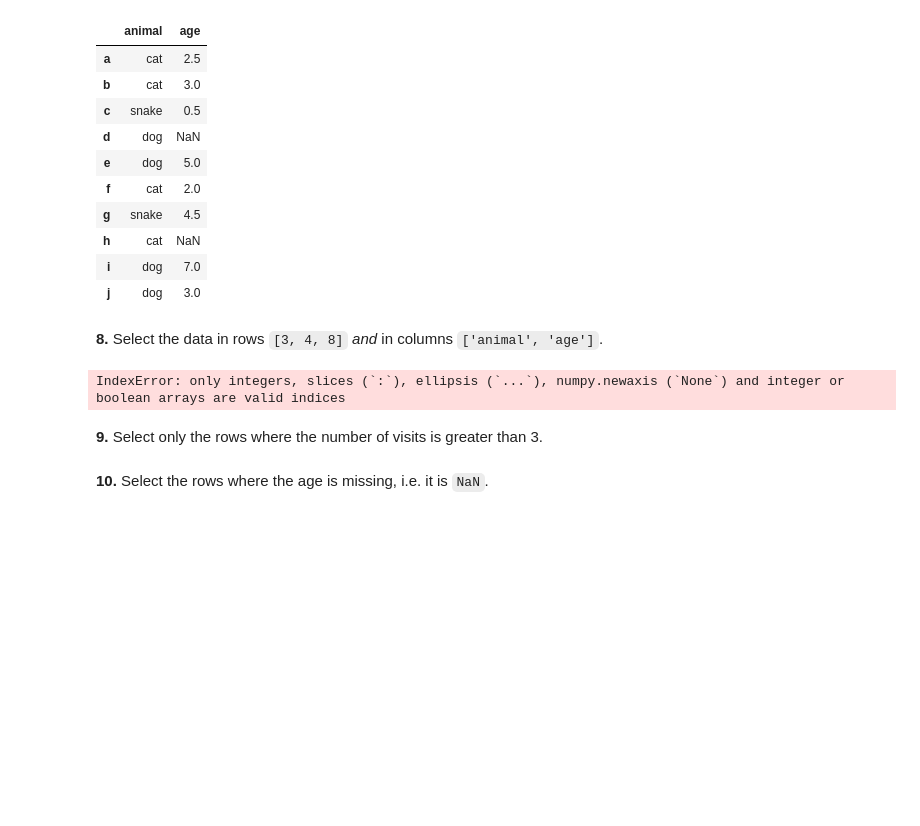
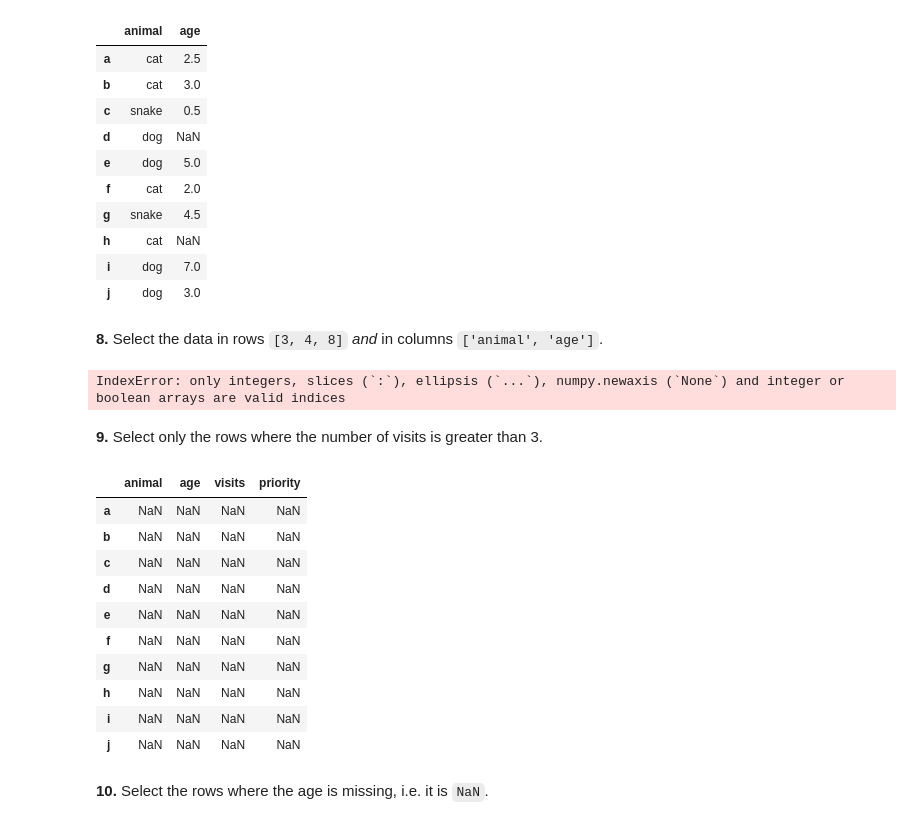
Before and after one commit to Olivert75/100-pandas-puzzles, a Jupyter notebook: 100-pandas-puzzles.ipynb, the cells around one changed output. Saved outputs shown, nothing was run; the diff lists cells and outputs as text; code cells hidden in the pictures; blank space fills up the shorter version.

```diff
--- a/100-pandas-puzzles.ipynb
+++ b/100-pandas-puzzles.ipynb
@@ -144,5 +158,20 @@ df.iloc[df.index[['c', 'd', 'i']],['animal', 'age']]
 IndexError: only integers, slices (`:`), ellipsis (`...`), numpy.newaxis (`None`) and integer or boolean arrays are valid indices
 # %% [markdown]
 **9.** Select only the rows where the number of visits is greater than 3.
+# %%
+filter1 = df[df['visits'] < 3]
+df.where(filter1)
+# %% [output]
+|  | animal | age | visits | priority |
+| a | NaN | NaN | NaN | NaN |
+| b | NaN | NaN | NaN | NaN |
+| c | NaN | NaN | NaN | NaN |
+| d | NaN | NaN | NaN | NaN |
+| e | NaN | NaN | NaN | NaN |
+| f | NaN | NaN | NaN | NaN |
+| g | NaN | NaN | NaN | NaN |
+| h | NaN | NaN | NaN | NaN |
+| i | NaN | NaN | NaN | NaN |
+| j | NaN | NaN | NaN | NaN |
 # %% [markdown]
 **10.** Select the rows where the age is missing, i.e. it is `NaN`.
```
Also changed, not shown: parts of 2 cells of this notebook.
